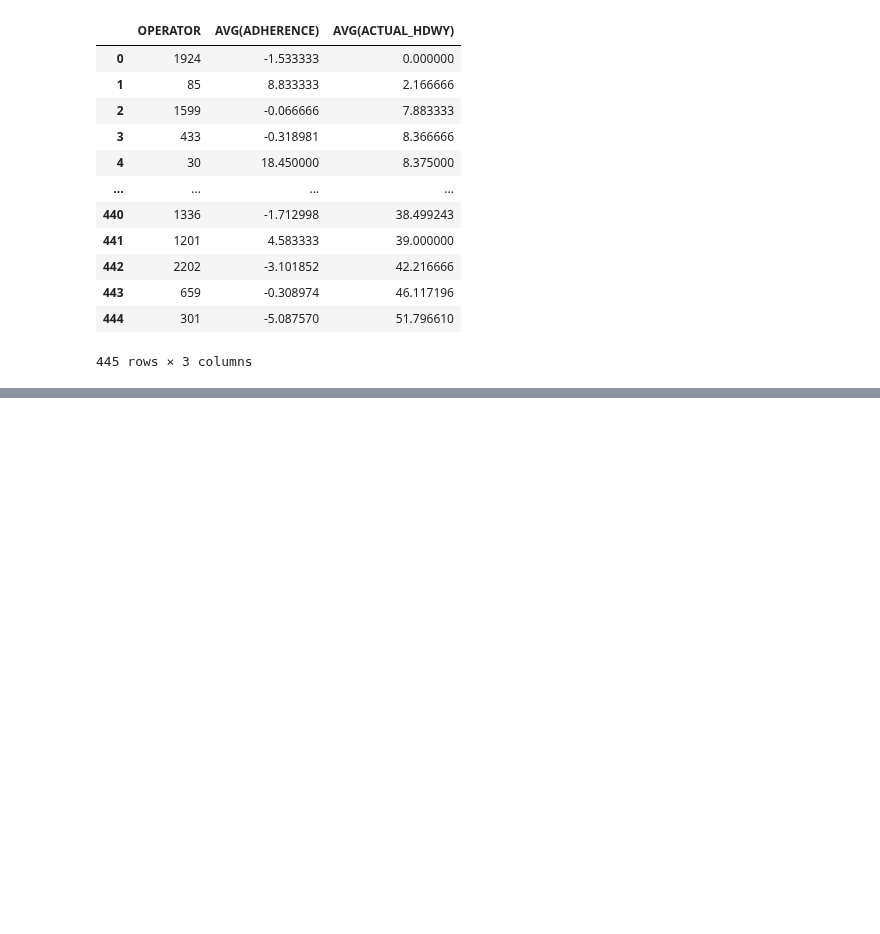
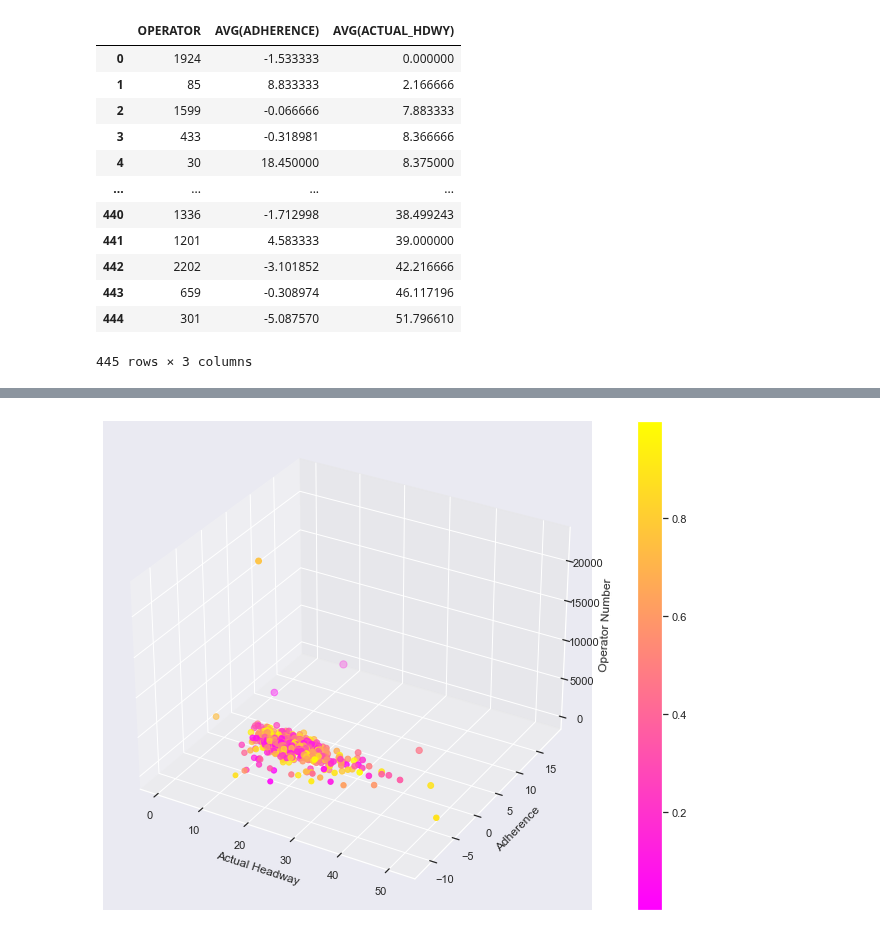
Before and after one commit to NSS-Data-Analytics-Cohort-7/wego-shut_up_and_take_my_query, a Jupyter notebook: WeGo/notebooks/Untitled.ipynb, the cells around one changed output, grey strips where cells are left out. Drawn from its saved outputs; the diff is of its cells as text; code cells hidden in the pictures; blank space fills up the shorter version.

```diff
--- a/WeGo/notebooks/Untitled.ipynb
+++ b/WeGo/notebooks/Untitled.ipynb
@@ -294,0 +277,21 @@ plt.show()
+# %%
+sns.set(style='darkgrid')
+fig = plt.figure(figsize= (16,9))
+ax = fig.add_subplot(111, projection= '3d')
+x= adher_headway['AVG(ACTUAL_HDWY)']
+y= adher_headway['AVG(ADHERENCE)']
+z= adher_headway['OPERATOR']
+colors = np.random.rand(445)
+
+
+ax.set_xlabel('Actual Headway')
+ax.set_ylabel('Adherence')
+ax.set_zlabel('Operator Number')
+
+cb = ax.scatter3D(x, y, z, s=y+35, c=colors, cmap='spring')
+plt.colorbar(cb)
+
+
+plt.show()
+# %% [output]
+[figure, added]
```
Also changed, not shown: parts of 14 cells of this notebook, 1 other file.
